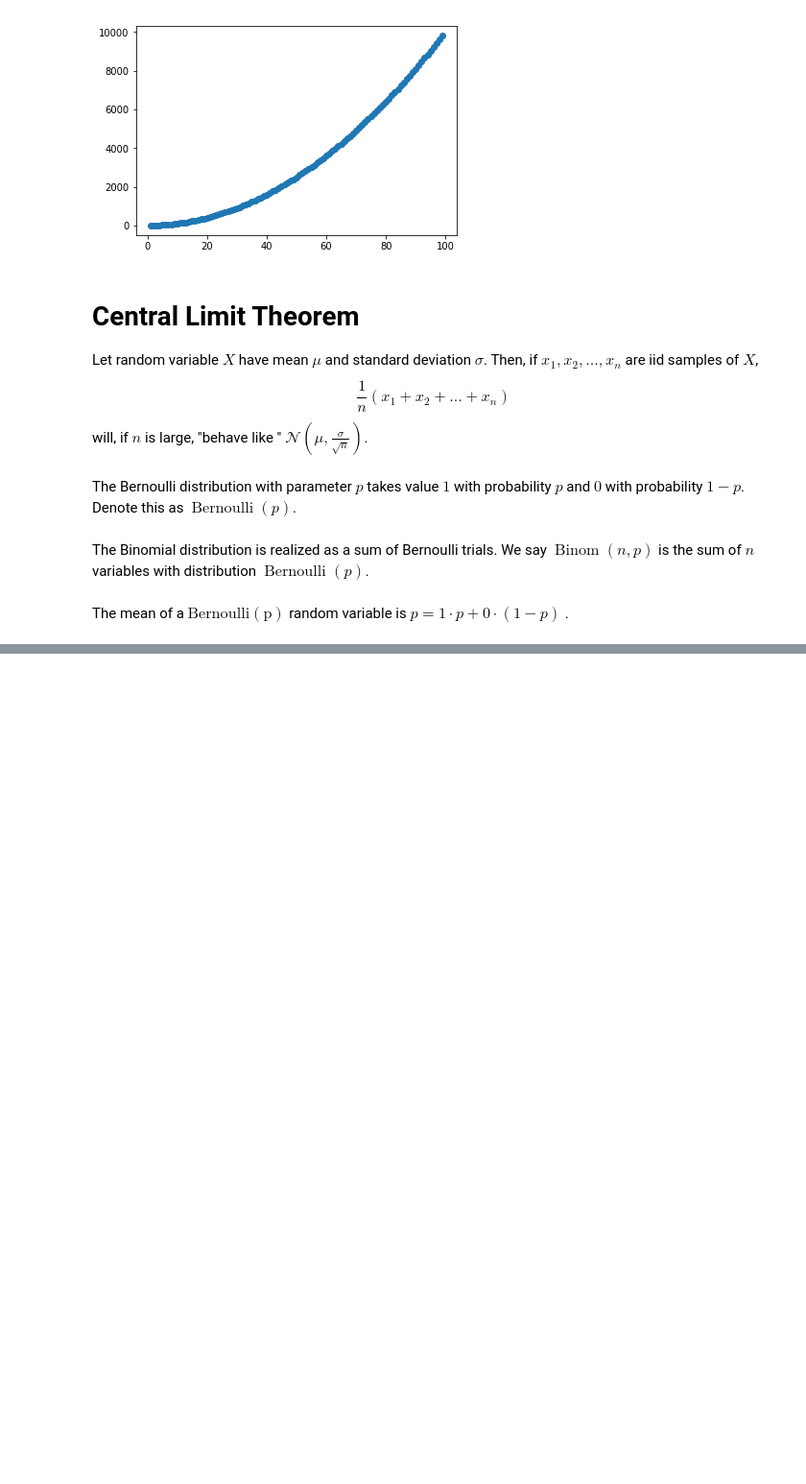
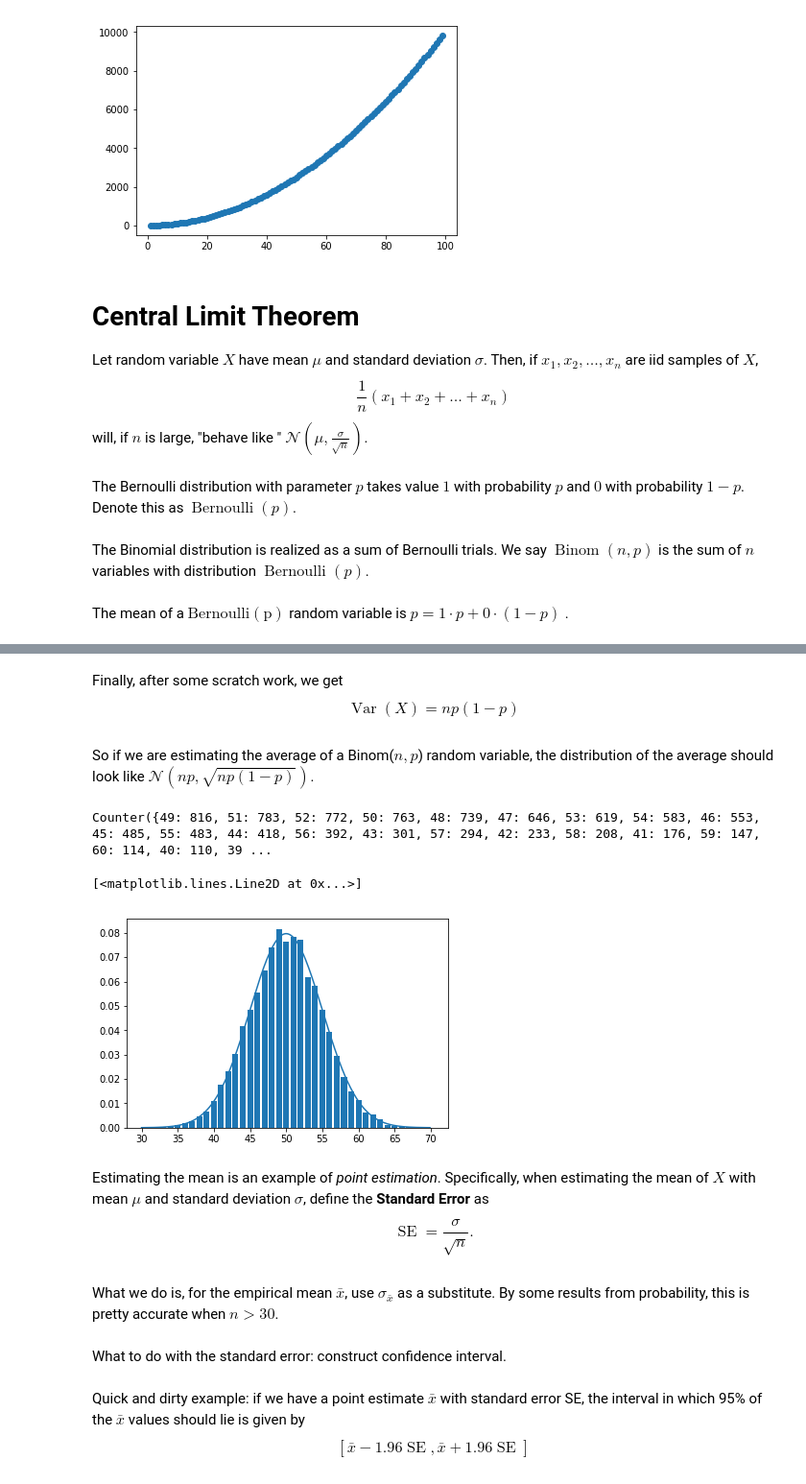
Before and after one commit to jtanderson/COSC-311-Fall2020, a Jupyter notebook: ContinuousDistributions.ipynb, the cells around one changed output, grey strips where cells are left out. Shown: that part at 96% size. Drawn from its saved outputs; the diff is of its cells as text; code cells hidden in the pictures; blank space fills up the shorter version.

```diff
--- a/ContinuousDistributions.ipynb
+++ b/ContinuousDistributions.ipynb
@@ -219,0 +229,53 @@ The mean of a $\operatorname{Bernoulli(p)}$ random variable is $p = 1
+# %% [markdown]
+Finally, after some scratch work, we get
+$$ \operatorname{Var}(X) = np(1-p) $$
+# %% [markdown]
+So if we are estimating the average of a Binom($n,p$) random variable, the distribution of the average should look like $\mathcal{N}\left(np, \sqrt{np(1-p)} \right)$.
+# %%
+from collections import Counter
+
+# Example: take coin flips, Bernoulli random variable
+n = 100
+p = 0.5
+num = 10000
+
+# a single of binomial(n,p)
+# the estimated of these should look like N(np, sqrt(np(1-p)))
+def binom(n,p):
+    return sum([np.random.choice([0,1], p=[1-p,p]) for _ in range(0,n)])
+
+data = [binom(n,p) for _ in range(num)]
+
+# Counter will count the occurences of values
+# so key: value says that we got "key" heads, "value" times
+counts = Counter(data)
+print(counts)
+
+plt.bar([x for x in counts.keys()],[v / num for v in counts.values()])
+
+#means = [mean(binom(n,p,100)) for _ in range(0,100)]
+
+mu = n*p
+sigma = math.sqrt(n*p*(1-p))
+
+xs = np.arange(-20,20,0.1) + mu
+# the CLT says the average of a binom(n,p) will follow this curve
+# normal_cdf(x + 0.5, mu, sigma) - normal_cdf(x - 0.5, mu, sigma) is
+# Prob( Normal lies within [x-0.5, x+0.5] ), i.e. the integral of the
+# normal pdf from x-0.5 to x+0.5, i.e the integral of a "strip" of the normal pdf around x
+plt.plot(xs, [normal_cdf(x + 0.5, mu, sigma) - normal_cdf(x - 0.5, mu, sigma) for x in xs])
+# %% [output]
+Counter({49: 816, 51: 783, 52: 772, 50: 763, 48: 739, 47: 646, 53: 619, 54: 583, 46: 553, 45: 485, 55: 483, 44: 418, 56: 392, 43: 301, 57: 294, 42: 233, 58: 208, 41: 176, 59: 147, 60: 114, 40: 110, 39 ...
+[<matplotlib.lines.Line2D at 0x...>]
+[figure, added]
+# %% [markdown]
+Estimating the mean is an example of _point estimation_. Specifically, when estimating the mean of $X$ with mean $\mu$ and standard deviation $\sigma$, define the **Standard Error** as
+$$ \operatorname{SE} = \frac{\sigma}{\sqrt{n}}. $$
+# %% [markdown]
+What we do is, for the empirical mean $\bar{x}$, use $\sigma_{\bar{x}}$ as a substitute.
+By some results from probability, this is pretty accurate when $n > 30$.
+# %% [markdown]
+What to do with the standard error: construct confidence interval.
+# %% [markdown]
+Quick and dirty example: if we have a point estimate $\bar{x}$ with standard error SE, the interval in which 95% of the $\bar{x}$ values should lie is given by
+$$ [ \bar{x} - 1.96 \operatorname{SE}, \bar{x} + 1.96 \operatorname{SE} ] $$
```
Also changed, not shown: parts of 4 cells of this notebook.
